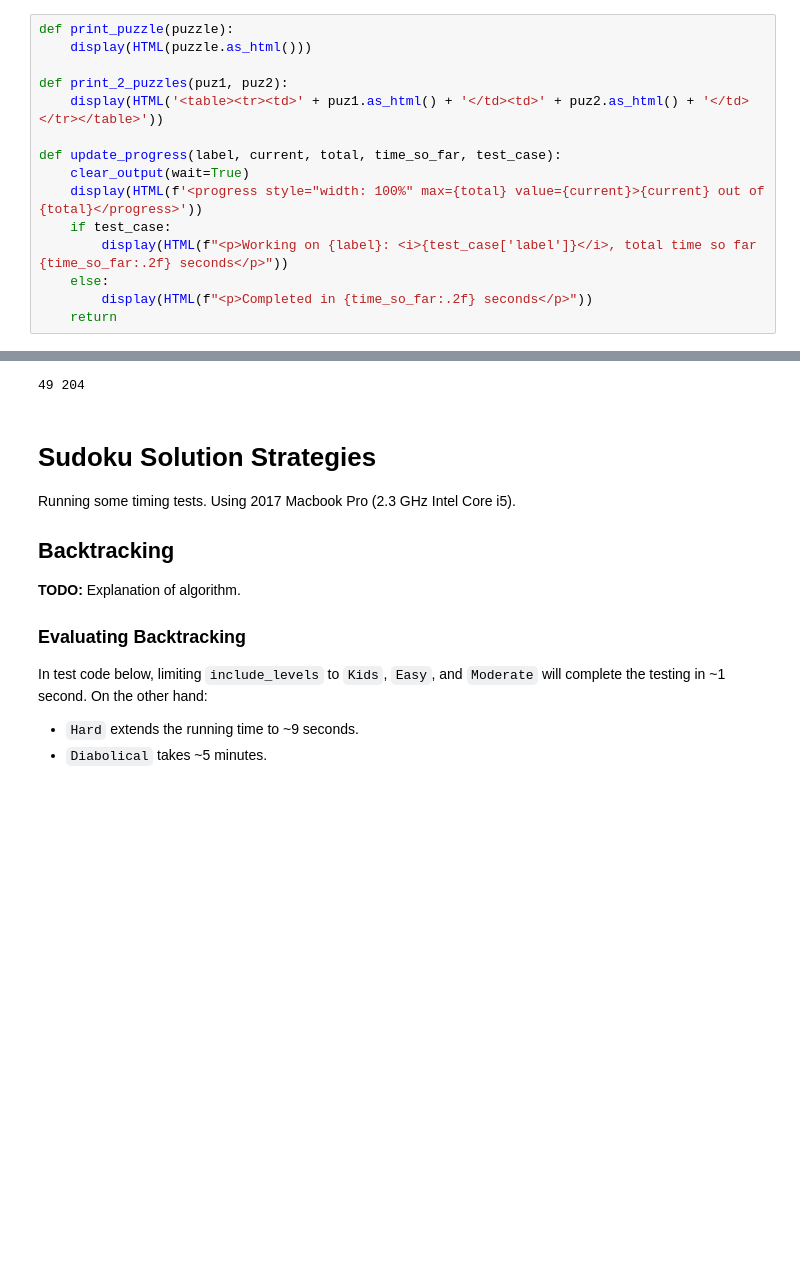
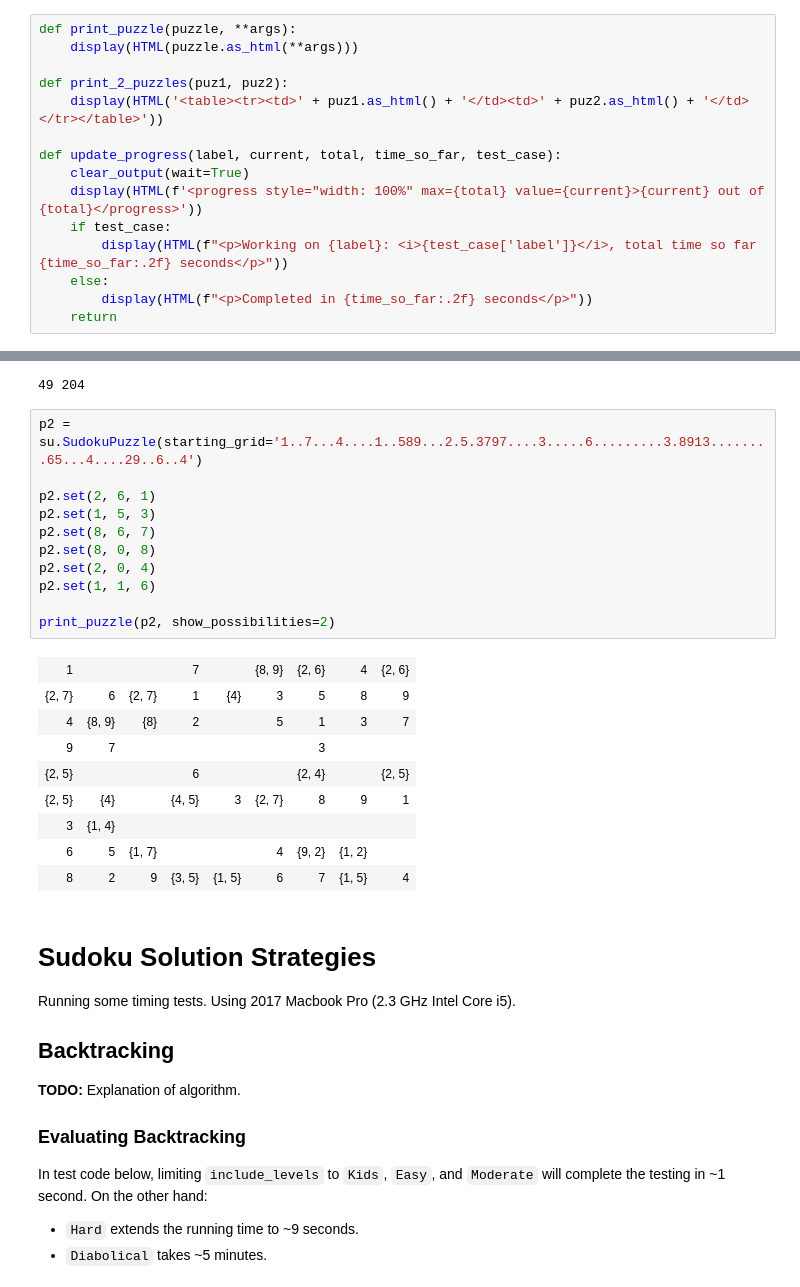
Before and after one commit to hissohathair/puzzle-solvers, a Jupyter notebook: Sudoku Solver.ipynb, the cells around one changed output, grey strips where cells are left out. Cells and saved outputs as stored; diff of their text form; blank space fills up the shorter version.

Commit message:
Example puzzle with step-wise solution illustration

```diff
--- a/Sudoku Solver.ipynb
+++ b/Sudoku Solver.ipynb
@@ -35,8 +35,8 @@ pd.set_option('precision', 4)
 
 **TODO:** Print puzzles descriptions.
 # %%
-def print_puzzle(puzzle):
-    display(HTML(puzzle.as_html()))
+def print_puzzle(puzzle, **args):
+    display(HTML(puzzle.as_html(**args)))
 
 def print_2_puzzles(puz1, puz2):
     display(HTML('<table><tr><td>' + puz1.as_html() + '</td><td>' + puz2.as_html() + '</td></tr></table>'))
@@ -65,6 +65,27 @@ print_2_puzzles(original, puzzle)
 print(solver.max_depth, solver.backtrack_count)
 # %% [output]
 49 204
+# %%
+p2 = su.SudokuPuzzle(starting_grid='1..7...4....1..589...2.5.3797....3.....6.........3.8913........65...4....29..6..4')
+
+p2.set(2, 6, 1)
+p2.set(1, 5, 3)
+p2.set(8, 6, 7)
+p2.set(8, 0, 8)
+p2.set(2, 0, 4)
+p2.set(1, 1, 6)
+
+print_puzzle(p2, show_possibilities=2)
+# %% [output]
+| 1 |  |  | 7 |  | {8, 9} | {2, 6} | 4 | {2, 6} |
+| {2, 7} | 6 | {2, 7} | 1 | {4} | 3 | 5 | 8 | 9 |
+| 4 | {8, 9} | {8} | 2 |  | 5 | 1 | 3 | 7 |
+| 9 | 7 |  |  |  |  | 3 |  |  |
+| {2, 5} |  |  | 6 |  |  | {2, 4} |  | {2, 5} |
+| {2, 5} | {4} |  | {4, 5} | 3 | {2, 7} | 8 | 9 | 1 |
+| 3 | {1, 4} |  |  |  |  |  |  |  |
+| 6 | 5 | {1, 7} |  |  | 4 | {9, 2} | {1, 2} |  |
+| 8 | 2 | 9 | {3, 5} | {1, 5} | 6 | 7 | {1, 5} | 4 |
 # %% [markdown]
 # Sudoku Solution Strategies
 
```
